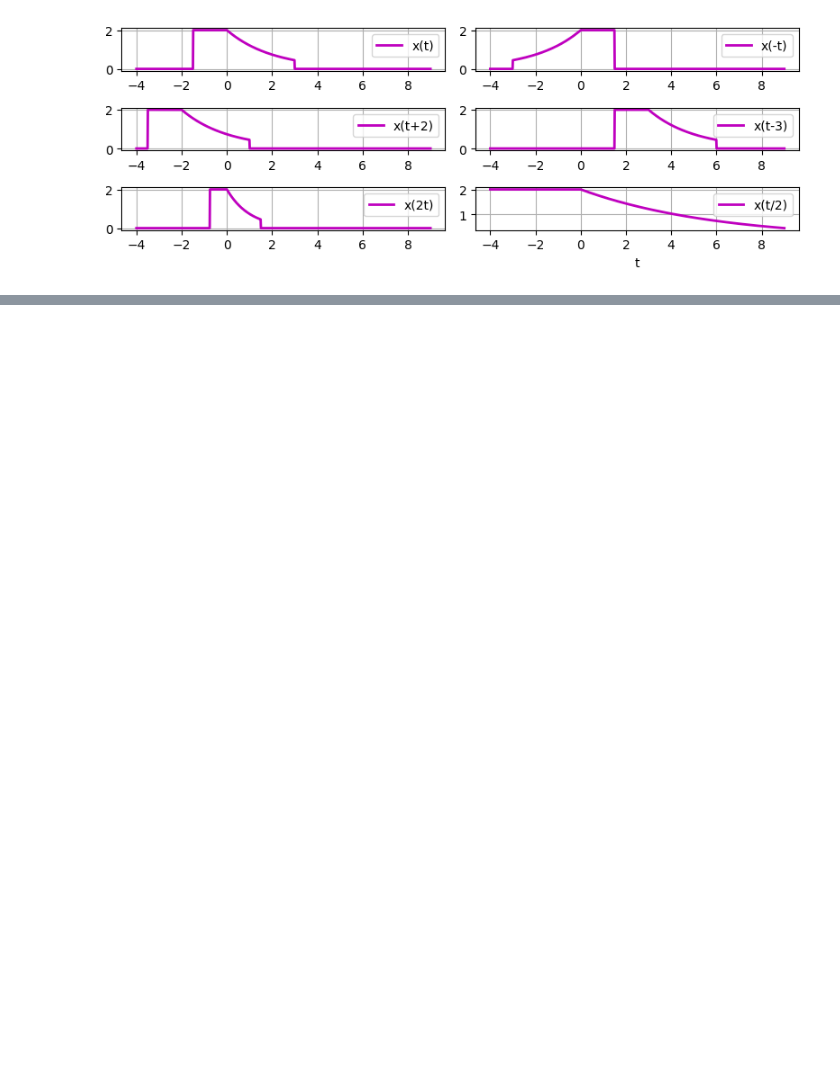
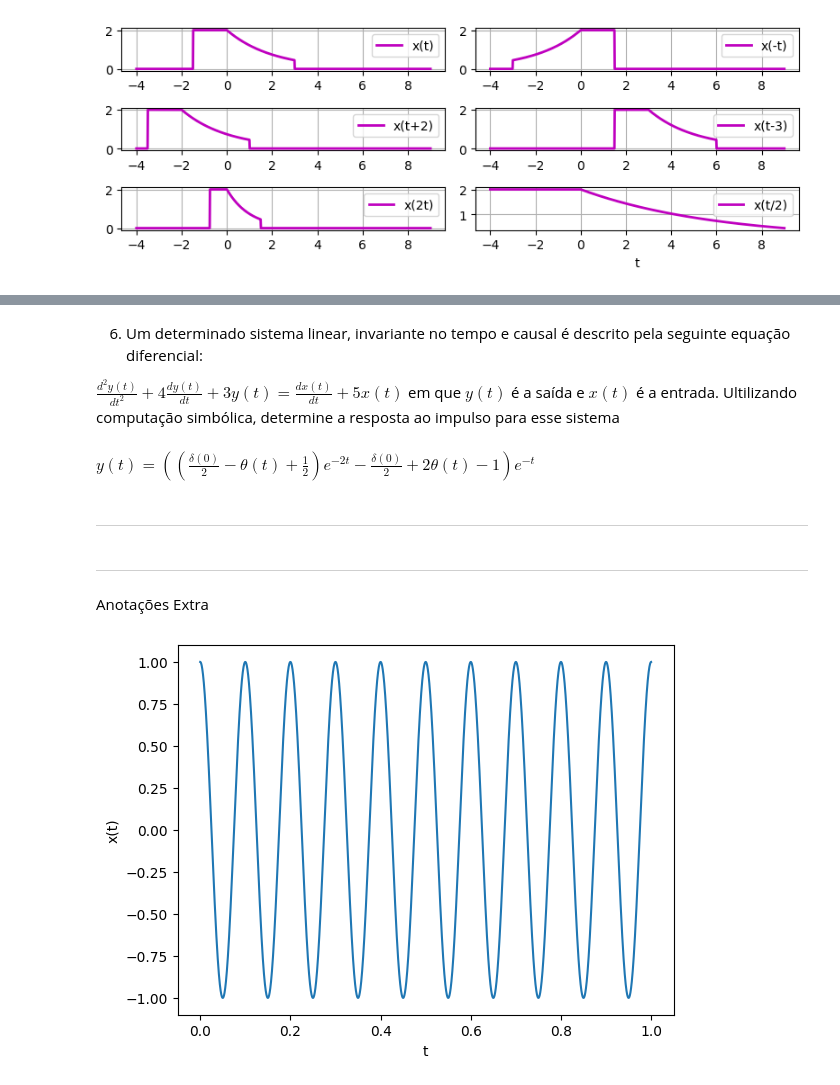
Before and after one commit to LeticiaVieirg/Sinais_Sistemas, a Jupyter notebook: 1_TrabalhoComputacional.ipynb, the cells around one changed output, grey strips where cells are left out. Saved outputs shown, nothing was run; the diff lists cells and outputs as text; code cells hidden in the pictures; blank space fills up the shorter version.

```diff
--- a/1_TrabalhoComputacional.ipynb
+++ b/1_TrabalhoComputacional.ipynb
@@ -94,0 +174,47 @@ plt.show()
+# %% [markdown]
+6. Um determinado sistema linear, invariante no tempo e causal é descrito pela seguinte equação diferencial:
+
+$\frac{d^2y(t)}{dt^2} + 4\frac{dy(t)}{dt} + 3y(t) = \frac{dx(t)}{dt} + 5x(t)$
+em que $y(t)$ é a saída e $x(t)$ é a entrada. Ultilizando computação simbólica, determine a resposta ao impulso para esse sistema
+# %%
+import sympy as sp
+
+# Variáveis simbólicas
+t = sp.Symbol('t', real=True)
+y = sp.Function('y')(t)
+
+# Define delta e sua derivada
+delta = sp.DiracDelta(t)
+delta_p = sp.diff(delta, t)
+
+# Equação diferencial: y'' + 4y' + 3y = δ'(t) + 5δ(t)
+eq = sp.Eq(sp.diff(y, t, 2) + 4*sp.diff(y, t) + 3*y, delta_p + 5*delta)
+
+# Resolve a equação diferencial (resposta ao impulso)
+sol = sp.dsolve(eq, ics={y.subs(t, 0): 0, sp.diff(y, t).subs(t, 0): 0})
+
+sol
+# %% [output]
+$\displaystyle y{\left(t \right)} = \left(\left(\frac{\delta\left(0\right)}{2} - \theta\left(t\right) + \frac{1}{2}\right) e^{- 2 t} - \frac{\delta\left(0\right)}{2} + 2 \theta\left(t\right) - 1\right) e^{- t}$
+# %% [markdown]
+___
+# %% [markdown]
+___
+# %% [markdown]
+Anotações Extra
+# %%
+import numpy as np
+import matplotlib.pyplot as plt
+
+Ts=1e-4
+
+t=np.arange(0,1,1e-4)  #plota de 0 a 1 com passo
+x=np.cos(2*np.pi*10*t) #x(t) = cos
+
+plt.plot(t,x)
+plt.xlabel('t')
+plt.ylabel('x(t)')
+
+plt.show()
+# %% [output]
+[figure, added]
```
Also changed, not shown: parts of 22 cells of this notebook.
